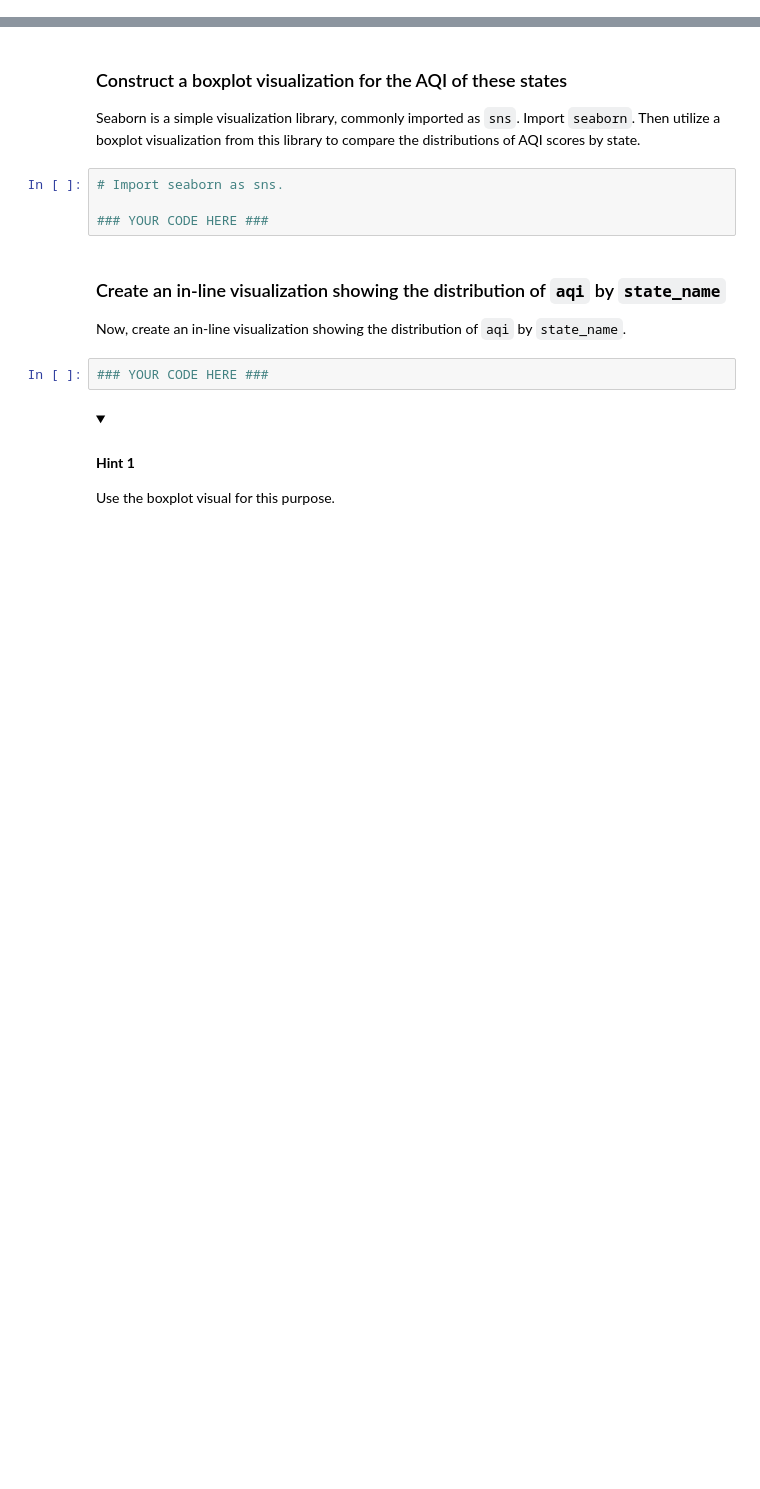
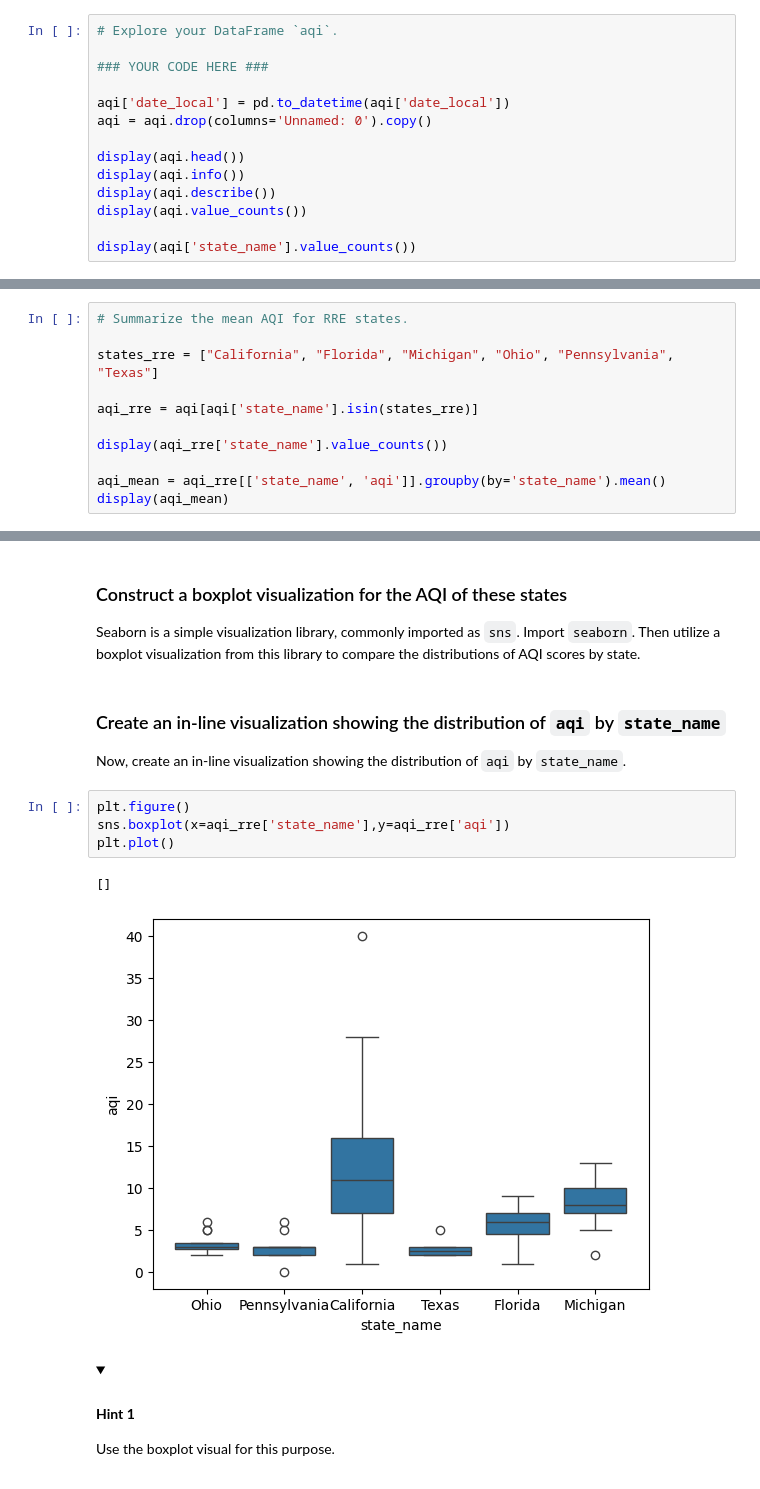
Before and after one commit to andrefsr/Google-Advanced-Data-Analytics-Certificate, a Jupyter notebook: Course 3/Atividades/Activity_Explore confidence intervals/Activity_Explore confidence intervals.ipynb, the cells around one changed output, grey strips where cells are left out. Cells and saved outputs as stored; diff of their text form; folded sections open; blank space fills up the shorter version.

```diff
--- a/Course 3/Atividades/Activity_Explore confidence intervals/Activity_Explore confidence intervals.ipynb
+++ b/Course 3/Atividades/Activity_Explore confidence intervals/Activity_Explore confidence intervals.ipynb
@@ -46,0 +46,14 @@ Before proceeding to your deliverables, spend some time exploring the `aqi` Data
+# %%
+# Explore your DataFrame `aqi`.
+
+### YOUR CODE HERE ###
+
+aqi['date_local'] = pd.to_datetime(aqi['date_local'])
+aqi = aqi.drop(columns='Unnamed: 0').copy()
+
+display(aqi.head())
+display(aqi.info())
+display(aqi.describe())
+display(aqi.value_counts())
+
+display(aqi['state_name'].value_counts())
@@ -95,0 +162,11 @@ Start with your first deliverable. Summarize the mean AQI for the states in whic
+# %%
+# Summarize the mean AQI for RRE states.
+
+states_rre = ["California", "Florida", "Michigan", "Ohio", "Pennsylvania", "Texas"]
+
+aqi_rre = aqi[aqi['state_name'].isin(states_rre)]
+
+display(aqi_rre['state_name'].value_counts())
+
+aqi_mean = aqi_rre[['state_name', 'aqi']].groupby(by='state_name').mean()
+display(aqi_mean)
@@ -118,16 +212,17 @@ Use `pandas` `isin.()` to subset your DataFrame by the list of RRE states.
 ### Construct a boxplot visualization for the AQI of these states
 
 Seaborn is a simple visualization library, commonly imported as `sns`. Import `seaborn`. Then utilize a boxplot visualization from this library to compare the distributions of AQI scores by state.
-# %%
-# Import seaborn as sns.
-
-### YOUR CODE HERE ###
 # %% [markdown]
 ### Create an in-line visualization showing the distribution of `aqi` by `state_name`
 
 Now, create an in-line visualization showing the distribution of `aqi` by `state_name`.
-# %%
-### YOUR CODE HERE ###
+# %%
+plt.figure()
+sns.boxplot(x=aqi_rre['state_name'],y=aqi_rre['aqi'])
+plt.plot()
+# %% [output]
+[]
+[figure, added]
 # %% [markdown]
 <details>
   <summary><h4><strong>Hint 1</strong></h4></summary>
```
Also changed, not shown: parts of 18 cells of this notebook.
